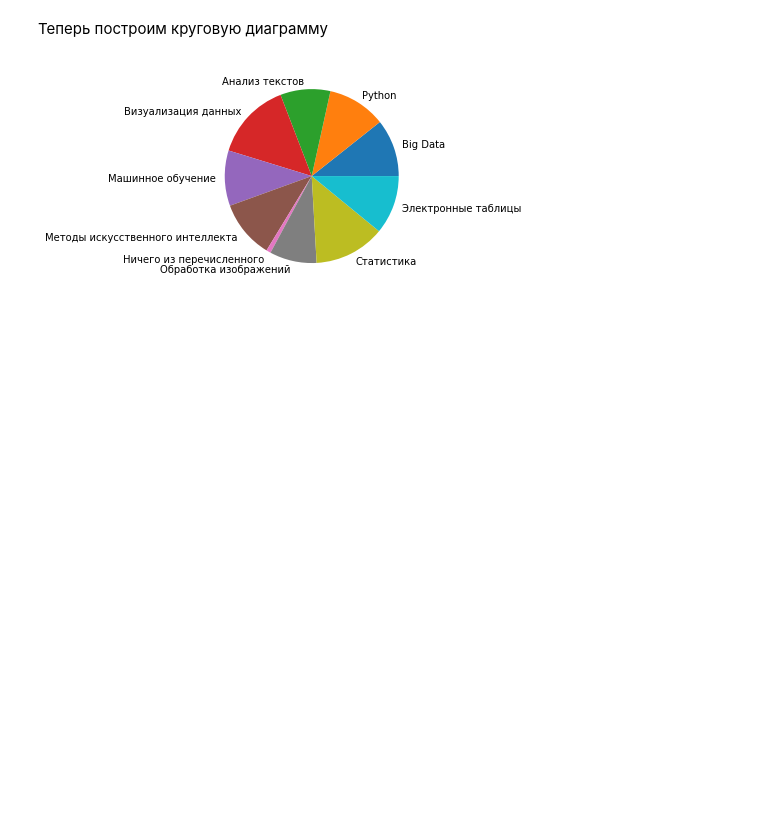
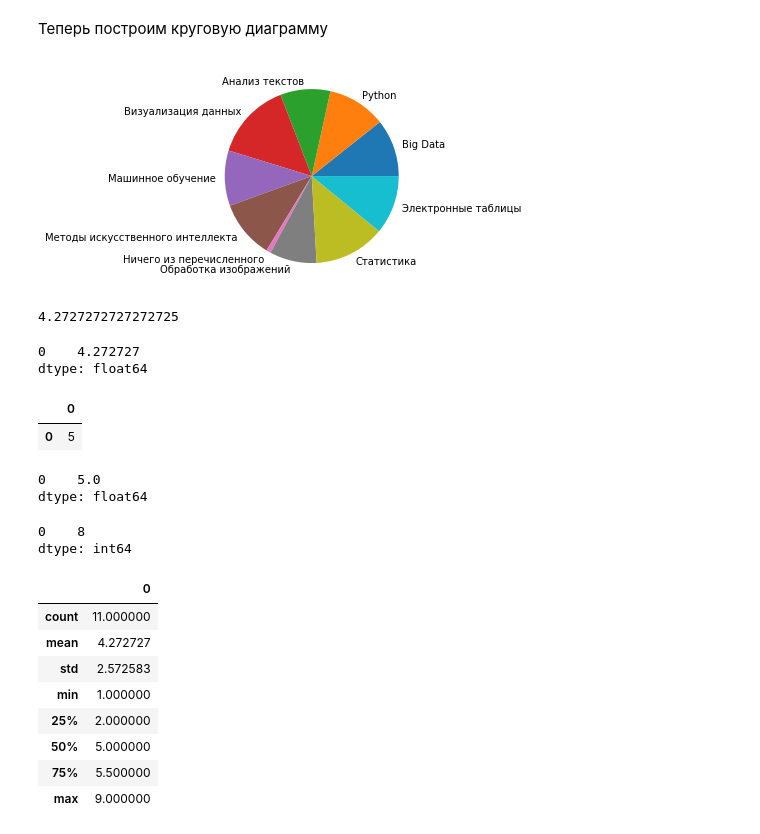
Before and after one commit to Avonna/ITMO, a Jupyter notebook: Week_5.ipynb, the cells around one changed output. Drawn from its saved outputs; the diff is of its cells as text; code cells hidden in the pictures; blank space fills up the shorter version.

```diff
--- a/Week_5.ipynb
+++ b/Week_5.ipynb
@@ -87,0 +101,38 @@ plt.show()
+# %%
+x = [5,4,6,2,1,1,5,2,5,9,7]
+df = pd.DataFrame(x)
+print(statistics.mean(x))
+# %% [output]
+4.2727272727272725
+# %%
+df.mean()
+# %% [output]
+0    4.272727
+dtype: float64
+# %%
+df.mode()
+# %% [output]
+|  | 0 |
+| 0 | 5 |
+# %%
+df.median()
+# %% [output]
+0    5.0
+dtype: float64
+# %%
+df.max() - df.min()
+# %% [output]
+0    8
+dtype: int64
+# %%
+df.describe()
+# %% [output]
+|  | 0 |
+| count | 11.000000 |
+| mean | 4.272727 |
+| std | 2.572583 |
+| min | 1.000000 |
+| 25% | 2.000000 |
+| 50% | 5.000000 |
+| 75% | 5.500000 |
+| max | 9.000000 |
```
Also changed, not shown: parts of 7 cells of this notebook.
